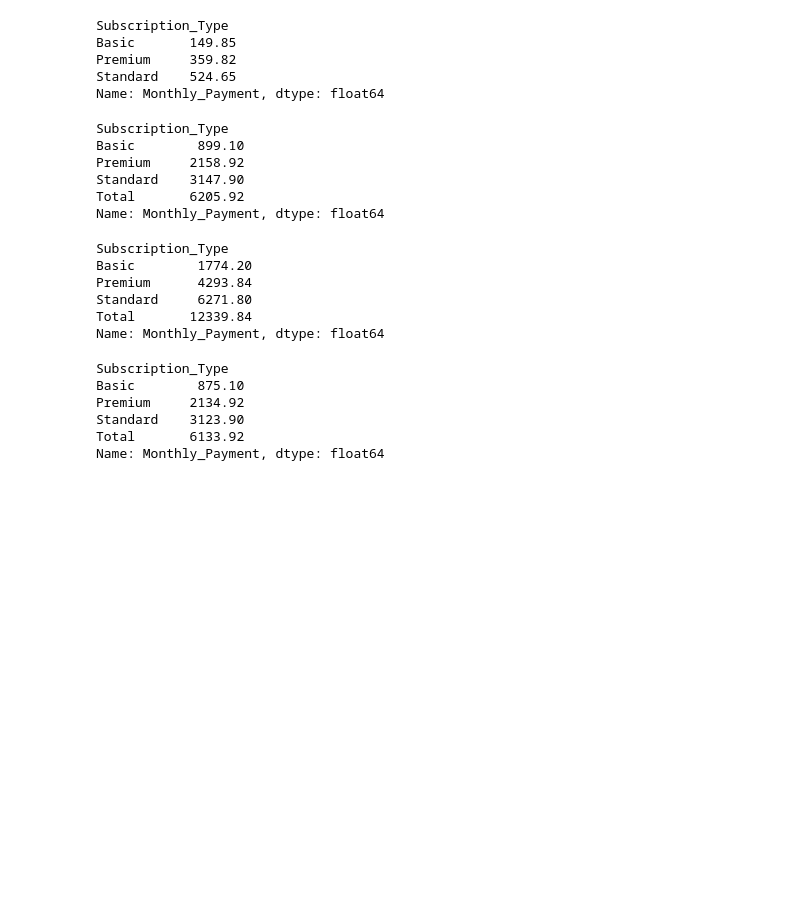
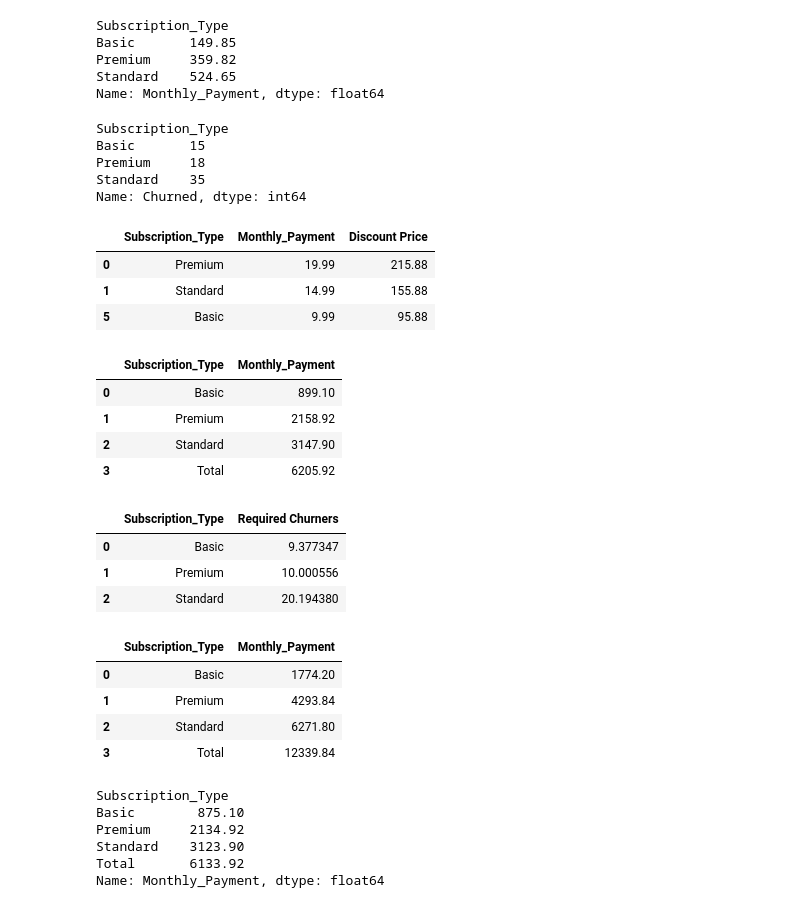
Before and after one commit to mn42899/schulich_data_science, a Jupyter notebook: Assignment1.ipynb, the cells around one changed output. Drawn from its saved outputs; the diff is of its cells as text; code cells hidden in the pictures; blank space fills up the shorter version.

```diff
--- a/Assignment1.ipynb
+++ b/Assignment1.ipynb
@@ -268,33 +286,62 @@ Basic       149.85
 Premium     359.82
 Standard    524.65
 Name: Monthly_Payment, dtype: float64
+# %%
+# Churners lost by Subscription Type due to Price Increase
+df[(df['Reason_for_Churn'] == 'Price increase')].groupby(['Subscription_Type'])['Churned'].sum()
+# %% [output]
+Subscription_Type
+Basic       15
+Premium     18
+Standard    35
+Name: Churned, dtype: int64
+# %%
+# Annual Plan Discounted Price (Total)
+Payment_Sub = df[['Subscription_Type', 'Monthly_Payment']].drop_duplicates()
+Payment_Sub['Discount Price'] = (Payment_Sub['Monthly_Payment'] * 12) - 24
+Payment_Sub
+# %% [output]
+|  | Subscription_Type | Monthly_Payment | Discount Price |
+| 0 | Premium | 19.99 | 215.88 |
+| 1 | Standard | 14.99 | 155.88 |
+| 5 | Basic | 9.99 | 95.88 |
 # %%
 # Estimated Lost Revenue for year (since avg subscription length of churners is 6 months, monthly revenue x 6 was used to calculated this)
 df[(df['Reason_for_Churn'] == 'Price increase')].groupby(['Subscription_Type'])['Monthly_Payment'].sum() * 6
 Annual_Loss = df[(df['Reason_for_Churn'] == 'Price increase')].groupby(['Subscription_Type'])['Monthly_Payment'].sum() * 6
 Annual_Loss['Total'] = Annual_Loss.sum()
-print(Annual_Loss)
+Annual_Loss = Annual_Loss.reset_index()
+Annual_Loss
 # %% [output]
-Subscription_Type
-Basic        899.10
-Premium     2158.92
-Standard    3147.90
-Total       6205.92
-Name: Monthly_Payment, dtype: float64
+|  | Subscription_Type | Monthly_Payment |
+| 0 | Basic | 899.10 |
+| 1 | Premium | 2158.92 |
+| 2 | Standard | 3147.90 |
+| 3 | Total | 6205.92 |
+# %%
+# Minimum churners needed to recover lost revenue due to price increase
+merged_df = pd.merge(Annual_Loss, Payment_Sub, on='Subscription_Type')
+merged_df['Required Churners'] = (merged_df['Monthly_Payment_x'] / merged_df['Discount Price'])
+merged_df[['Subscription_Type','Required Churners']]
+# %% [output]
+|  | Subscription_Type | Required Churners |
+| 0 | Basic | 9.377347 |
+| 1 | Premium | 10.000556 |
+| 2 | Standard | 20.194380 |
 # %%
 # Estimated Annual Revenue if all these Churners Returned under the Annual Plan
 # (note: the -24 is added because under annual plan the monthly payment is $2 fewer per month so in a year it would be $24)
 df[(df['Reason_for_Churn'] == 'Price increase')].groupby(['Subscription_Type'])['Monthly_Payment'].sum()* 12 - 24
 Annual_Plan = df[(df['Reason_for_Churn'] == 'Price increase')].groupby(['Subscription_Type'])['Monthly_Payment'].sum()* 12 - 24
 Annual_Plan['Total'] = Annual_Plan.sum()
-print(Annual_Plan)
+Annual_Plan = Annual_Plan.reset_index()
+Annual_Plan
 # %% [output]
-Subscription_Type
-Basic        1774.20
-Premium      4293.84
-Standard     6271.80
-Total       12339.84
-Name: Monthly_Payment, dtype: float64
+|  | Subscription_Type | Monthly_Payment |
+| 0 | Basic | 1774.20 |
+| 1 | Premium | 4293.84 |
+| 2 | Standard | 6271.80 |
+| 3 | Total | 12339.84 |
 # %%
 lost1 = df[(df['Reason_for_Churn'] == 'Price increase')].groupby(['Subscription_Type'])['Monthly_Payment'].sum() * 6
 lost2 = df[(df['Reason_for_Churn'] == 'Price increase')].groupby(['Subscription_Type'])['Monthly_Payment'].sum()* 12 - 24
```
Also changed, not shown: parts of 3 cells of this notebook, 2 other files.
